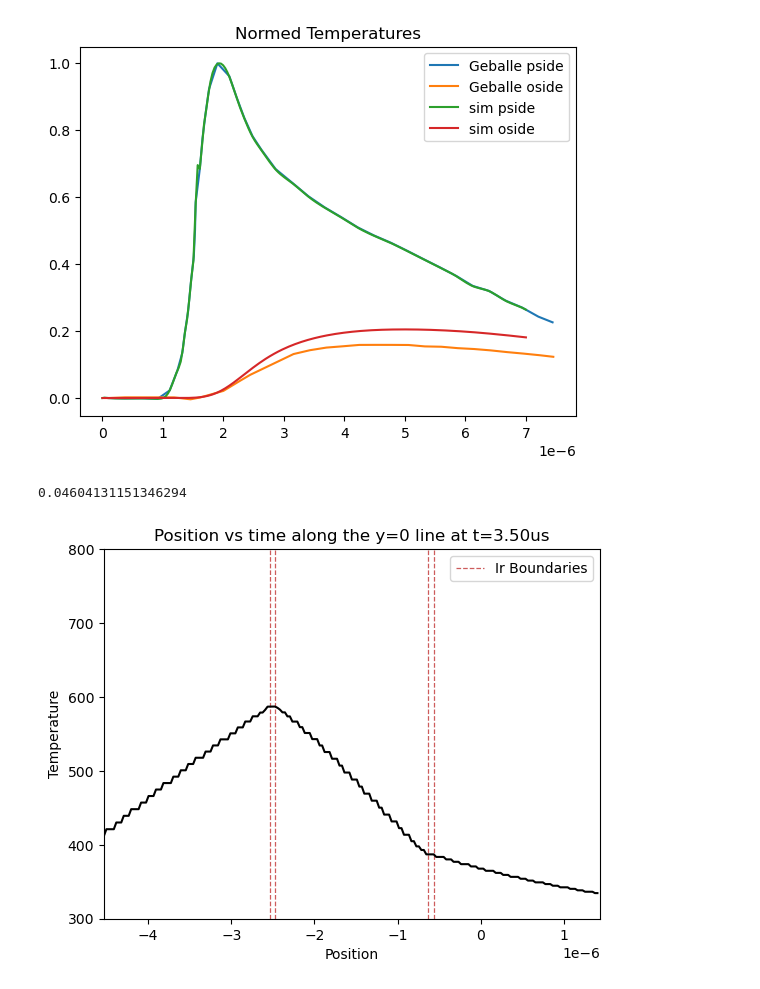
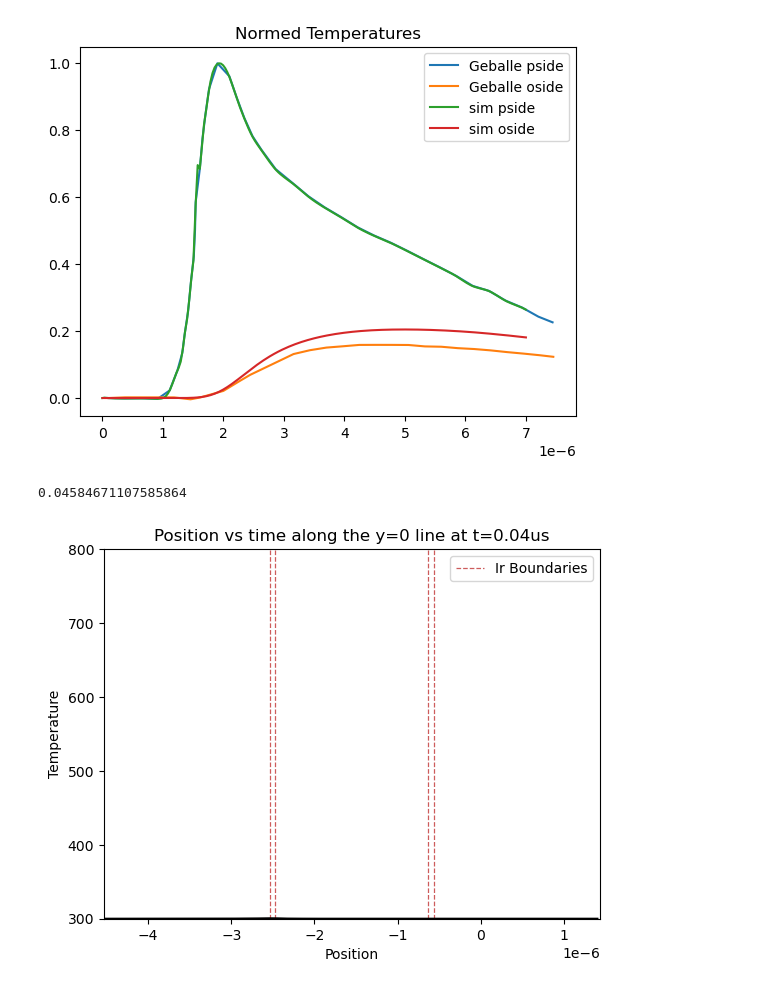
Before and after one commit to cebarker1000/heatflow, a Jupyter notebook: with_ir.ipynb, the cells around one changed output. Drawn from its saved outputs; the diff is of its cells as text; code cells hidden in the pictures.

```diff
--- a/with_ir.ipynb
+++ b/with_ir.ipynb
@@ -234,13 +231,14 @@ def gaussian(x, y, t):
     Gaussian in y (peaks at y_center, width heating_FWHM),
     amplitude given by pside_heating_spline_interp(t).
     """
+
     amp = heating_offset(t)
     return (amp - ic_temp) * np.exp(coeff * (y - y_center)**2) + ic_temp
 
 inner_bc = RowDirichletBC(
     spaces.V,
     'x',
-    coord=BX_ir_pside,
+    coord=bx_ir_pside,
     length=heating_FWHM*2,
     center=0.0,
     value=gaussian
@@ -375,10 +377,10 @@ ax.legend()
 # %% [output]
 <matplotlib.legend.Legend at 0x...>
 [figure]
-# %%
-max(sim_df['normed oside']) - max(df_oside['normed temperature'])
-# %% [output]
-0.04604131151346294
+# %%
+max(sim_df['normed oside'])-max(df_oside['normed temperature'])
+# %% [output]
+0.04584671107585864
 # %%
 query_points = []
 xmin = bx_ir_pside - 2e-6
@@ -393,24 +395,24 @@ locations = np.arange(data.shape[0])
 # %%
 sim_df = pd.DataFrame(data, index=locations.astype(int), columns=time)
 
 fig, ax = plt.subplots()
 
-t0 = 100
+t0 = 1
 location_series = (locations/samples) * (xmax - xmin) + xmin
 ymin = 300
 ymax = 800
 
 ax.plot(location_series, sim_df.iloc[:, t0], zorder = 3, color = 'black')
 ax.vlines([BX_sample, bx_sample, bx_ir_pside, BX_ir_oside], ymin=ymin, ymax=ymax, ls = '--', label = 'Ir Boundaries', color = 'indianred', zorder = 2, lw=0.9)
 
 ax.set_xlim(xmin, xmax)
 ax.set_ylim(ymin, ymax)
 
 ax.set_xlabel('Position')
 ax.set_ylabel('Temperature')
 ax.set_title(f'Position vs time along the y=0 line at t={t0*dt*10**6:.2f}us')
 ax.legend()
 
 plt.show()
 # %% [output]
-[figure, old version]
+[figure, new version]
```
Also changed, not shown: parts of 7 cells of this notebook, 4 other files.
